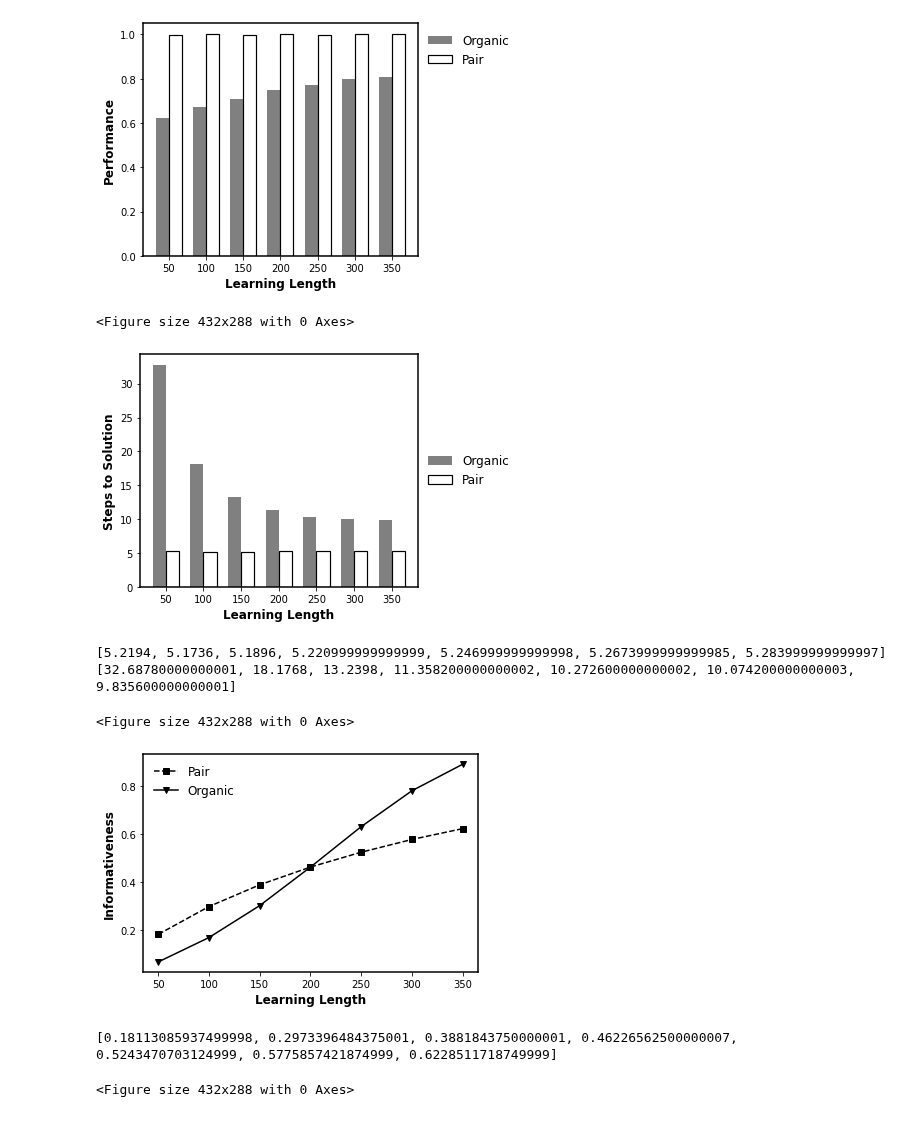
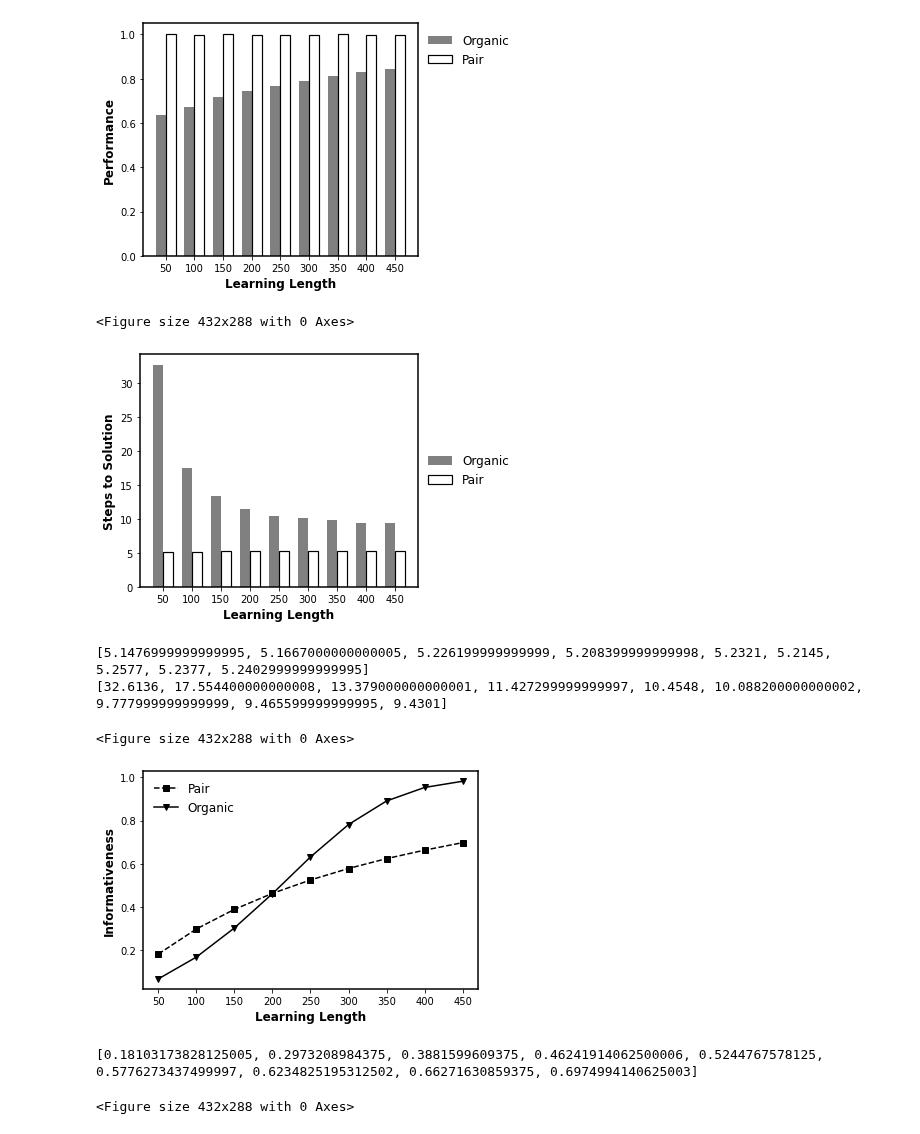
Before and after one commit to GrandJune/HAI, a Jupyter notebook: Parrots/Results.ipynb, the cells around one changed output. Drawn from its saved outputs; the diff is of its cells as text; code cells hidden in the pictures.

```diff
--- a/Parrots/Results.ipynb
+++ b/Parrots/Results.ipynb
@@ -3,7 +3,7 @@ import matplotlib.pyplot as plt
 import pickle
 import numpy as np
 legend_properties = {'weight':'bold'}
-data_folder = r"E:\data\hai-0520\Parrots_4"
+data_folder = r"E:\data\hai-0520\Parrots_5"
 
 organic_performance_file = data_folder + r"\organic_performance_across_episodes"
 organic_knowledge_file = data_folder + r"\organic_knowledge_across_episodes"
@@ -34,42 +34,42 @@ with open(pair_knowledge_quality_file, 'rb') as infile:
     pair_knowledge_quality_across_episodes = pickle.load(infile)
 # %%
 # Learning lengths
-x = [50, 100, 150, 200, 250, 300, 350]
+x = [50, 100, 150, 200, 250, 300, 350, 400, 450]
 x_indices = np.arange(len(x))
 bar_width = 0.35
 
 # Plotting
 fig, ax = plt.subplots()
 ax.spines["left"].set_linewidth(1.5)
 ax.spines["right"].set_linewidth(1.5)
 ax.spines["top"].set_linewidth(1.5)
 ax.spines["bottom"].set_linewidth(1.5)
 
 # Bars for each condition
 bars1 = ax.bar(x_indices - bar_width / 2, organic_performance_across_episodes,
                width=bar_width, label='Organic', color='gray')
 bars2 = ax.bar(x_indices + bar_width / 2, pair_performance_across_episodes,
                width=bar_width, label='Pair', edgecolor='black', linewidth=1.2, fill=False)
 
 # Labels and ticks
 ax.set_xlabel('Learning Length', fontweight='bold', fontsize=12)
 ax.set_ylabel('Performance', fontweight='bold', fontsize=12)
 ax.set_xticks(x_indices)
 ax.set_xticklabels(x)
 ax.legend(frameon=False, fontsize=12, loc='upper left', bbox_to_anchor=(1, 1))
 
 
 # Save and show
 plt.tight_layout()
 plt.savefig(data_folder + r"\Pair_Organic_performance_histogram.png", transparent=True, dpi=300)
 plt.show()
 plt.clf()
 # %% [output]
-[figure, old version]
+[figure, new version]
 <Figure size 432x288 with 0 Axes>
 # %%
 # Learning lengths
-x = [50, 100, 150, 200, 250, 300, 350]
+x = [50, 100, 150, 200, 250, 300, 350, 400, 450]
 x_indices = np.arange(len(x))
 bar_width = 0.35
 
@@ -103,13 +103,13 @@ plt.clf()
 print(pair_steps_across_episodes)
 print(organic_steps_across_episodes)
 # %% [output]
-[figure, old version]
+[figure, new version]
-[5.2194, 5.1736, 5.1896, 5.220999999999999, 5.246999999999998, 5.2673999999999985, 5.283999999999997]
-[32.68780000000001, 18.1768, 13.2398, 11.358200000000002, 10.272600000000002, 10.074200000000003, 9.835600000000001]
+[5.1476999999999995, 5.1667000000000005, 5.226199999999999, 5.208399999999998, 5.2321, 5.2145, 5.2577, 5.2377, 5.2402999999999995]
+[32.6136, 17.554400000000008, 13.379000000000001, 11.427299999999997, 10.4548, 10.088200000000002, 9.777999999999999, 9.465599999999995, 9.4301]
 <Figure size 432x288 with 0 Axes>
 # %%
 # Knowledge
-x = [50, 100, 150, 200, 250, 300, 350]
+x = [50, 100, 150, 200, 250, 300, 350, 400, 450]
 # x = [50, 100, 150]
 fig, ax = plt.subplots()
 ax.spines["left"].set_linewidth(1.5)
@@ -128,8 +128,8 @@ plt.show()
 plt.clf()
 print(pair_knowledge_across_episodes)
 # %% [output]
-[figure, old version]
+[figure, new version]
-[0.18113085937499998, 0.2973396484375001, 0.3881843750000001, 0.46226562500000007, 0.5243470703124999, 0.5775857421874999, 0.6228511718749999]
+[0.18103173828125005, 0.2973208984375, 0.3881599609375, 0.46241914062500006, 0.5244767578125, 0.5776273437499997, 0.6234825195312502, 0.66271630859375, 0.6974994140625003]
 <Figure size 432x288 with 0 Axes>
 # %%
 # Knowledge
```
Also changed, not shown: parts of 1 cell of this notebook, 11 other files.
